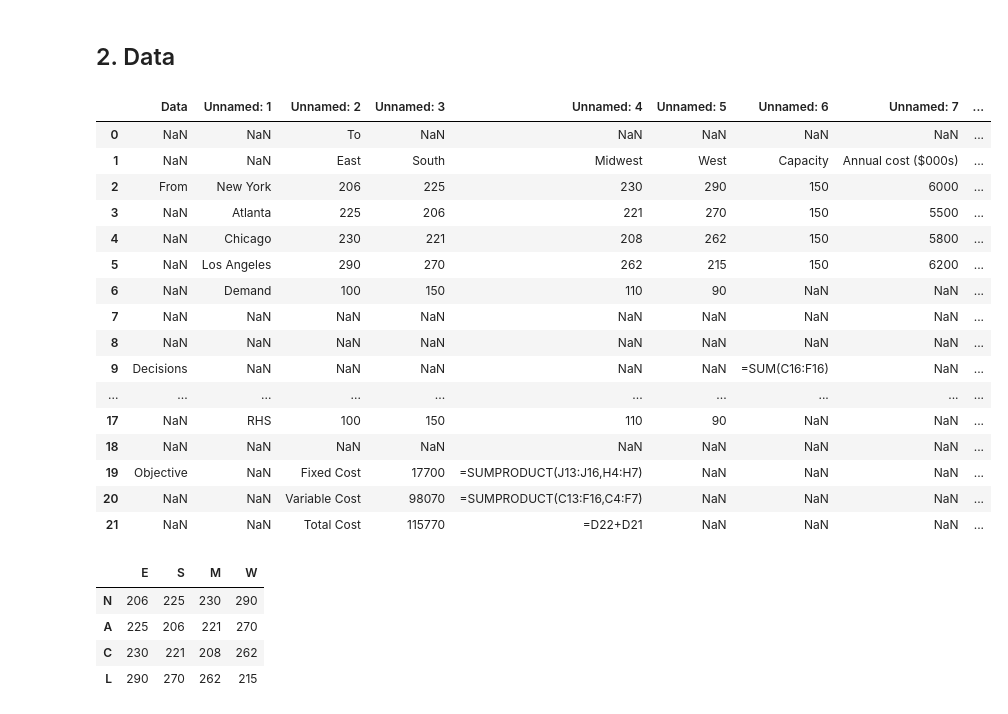
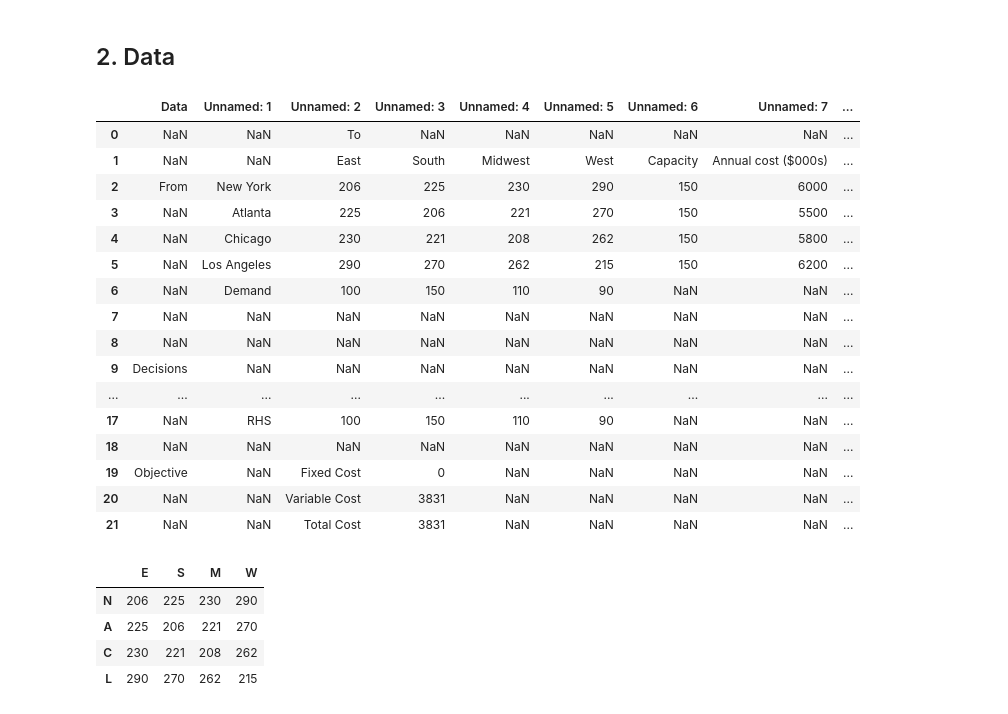
Before and after one commit to rtelmore/info-3440, a Jupyter notebook: in-class-material/week-08/Class-Two/w08-c02-logical-cons-part-2.ipynb, the cells around one changed output. Cells and saved outputs as stored; diff of their text form; code cells hidden in the pictures.

```diff
--- a/in-class-material/week-08/Class-Two/w08-c02-logical-cons-part-2.ipynb
+++ b/in-class-material/week-08/Class-Two/w08-c02-logical-cons-part-2.ipynb
@@ -27,22 +24,23 @@ import matplotlib.pyplot as plt #ver 3.3.2
 # %%
-raw_data = pd.read_excel('W7L1IP Logical Const Fixed Cost Disjunct.xlsx', sheet_name='OM 7.3 Facility Location')
+raw_data = pd.read_excel('../Class-One/w08-c01-logical-part-2.xlsx',
+                         sheet_name = 'Example 7.3 - Location')
 raw_data
 # %% [output]
 |  | Data | Unnamed: 1 | Unnamed: 2 | Unnamed: 3 | Unnamed: 4 | Unnamed: 5 | Unnamed: 6 | Unnamed: 7 | ... |
 | 0 | NaN | NaN | To | NaN | NaN | NaN | NaN | NaN | ... |
 | 1 | NaN | NaN | East | South | Midwest | West | Capacity | Annual cost ($000s) | ... |
 | 2 | From | New York | 206 | 225 | 230 | 290 | 150 | 6000 | ... |
 | 3 | NaN | Atlanta | 225 | 206 | 221 | 270 | 150 | 5500 | ... |
 | 4 | NaN | Chicago | 230 | 221 | 208 | 262 | 150 | 5800 | ... |
 | 5 | NaN | Los Angeles | 290 | 270 | 262 | 215 | 150 | 6200 | ... |
 | 6 | NaN | Demand | 100 | 150 | 110 | 90 | NaN | NaN | ... |
 | 7 | NaN | NaN | NaN | NaN | NaN | NaN | NaN | NaN | ... |
 | 8 | NaN | NaN | NaN | NaN | NaN | NaN | NaN | NaN | ... |
-| 9 | Decisions | NaN | NaN | NaN | NaN | NaN | =SUM(C16:F16) | NaN | ... |
+| 9 | Decisions | NaN | NaN | NaN | NaN | NaN | NaN | NaN | ... |
 | ... | ... | ... | ... | ... | ... | ... | ... | ... | ... |
 | 17 | NaN | RHS | 100 | 150 | 110 | 90 | NaN | NaN | ... |
 | 18 | NaN | NaN | NaN | NaN | NaN | NaN | NaN | NaN | ... |
-| 19 | Objective | NaN | Fixed Cost | 17700 | =SUMPRODUCT(J13:J16,H4:H7) | NaN | NaN | NaN | ... |
-| 20 | NaN | NaN | Variable Cost | 98070 | =SUMPRODUCT(C13:F16,C4:F7) | NaN | NaN | NaN | ... |
-| 21 | NaN | NaN | Total Cost | 115770 | =D22+D21 | NaN | NaN | NaN | ... |
+| 19 | Objective | NaN | Fixed Cost | 0 | NaN | NaN | NaN | NaN | ... |
+| 20 | NaN | NaN | Variable Cost | 3831 | NaN | NaN | NaN | NaN | ... |
+| 21 | NaN | NaN | Total Cost | 3831 | NaN | NaN | NaN | NaN | ... |
 # %%
```
Also changed, not shown: parts of 9 cells of this notebook.
